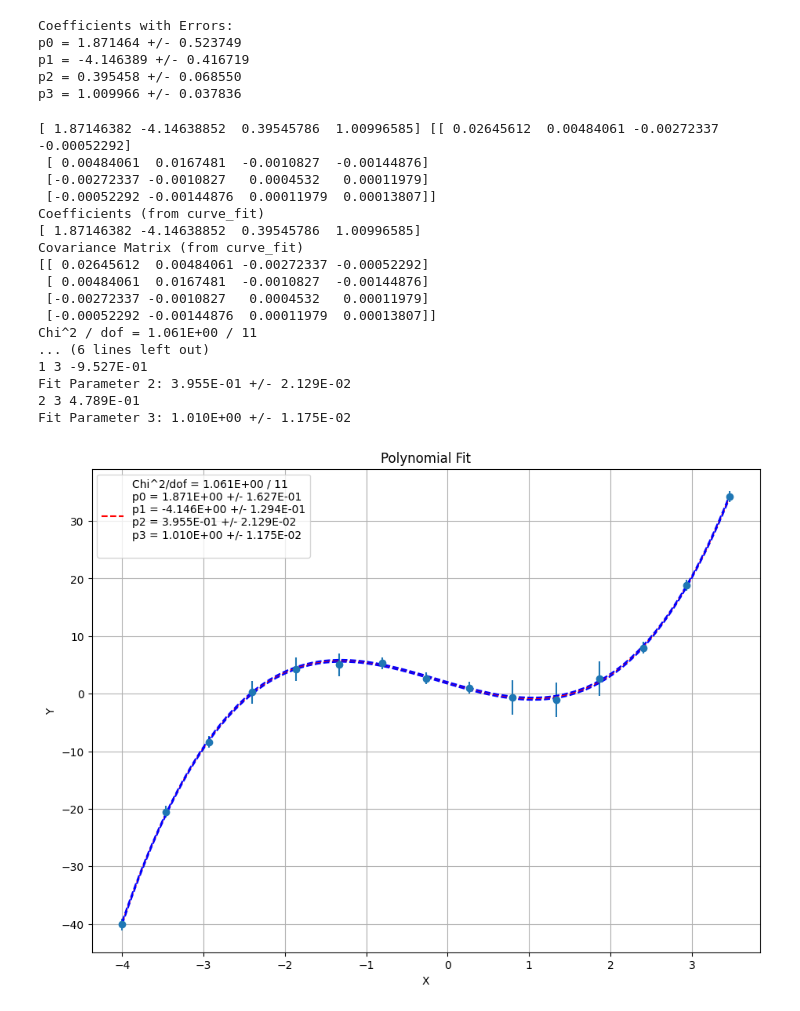
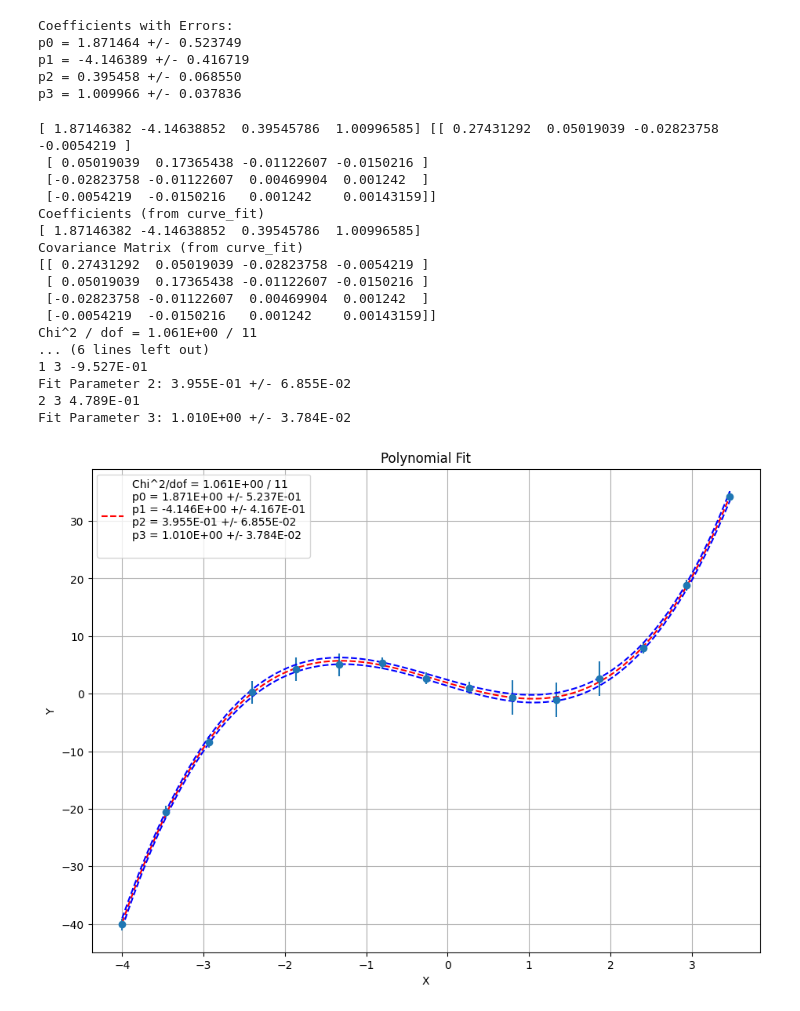
Before and after one commit to wutmeownow/phys441, a Jupyter notebook: JupyterNotebooks/Fitting/graph_fitting_matrix_errors.ipynb, the cells around one changed output. Saved outputs shown, nothing was run; the diff lists cells and outputs as text; code cells hidden in the pictures.

```diff
--- a/JupyterNotebooks/Fitting/graph_fitting_matrix_errors.ipynb
+++ b/JupyterNotebooks/Fitting/graph_fitting_matrix_errors.ipynb
@@ -145,7 +145,8 @@ ax1.grid(True)
 ax1.errorbar(x,y,yerr=sigma,fmt='o')
 
 init_vals = [0.0 for x in range(0,m_params)]
-popt, pcov = curve_fit(fitfunction,x,y,sigma=ey,p0=init_vals)
+#popt, pcov = curve_fit(fitfunction,x,y,sigma=ey,p0=init_vals)
+popt, pcov = curve_fit(fitfunction,x,y,sigma=ey,p0=init_vals,absolute_sigma=True)
 
 print (popt,pcov)
 
@@ -174,41 +175,41 @@ rhom = []
 param.append(float(chi2))
 param.append(n-len(init_vals))
 for ii in range(0,len(init_vals)):
     param.append(float(popt[ii]))
     param.append(float(np.sqrt(pcov[ii][ii])))
     print("Fit Parameter %d: %.3E +/- %.3E" % (ii,popt[ii],np.sqrt(pcov[ii][ii])))
     for jj in range(0,len(init_vals)):
         rhom.append(float(pcov[ii][jj])/pow(float(pcov[ii][ii]*pcov[jj][jj]),0.5))
         if jj > ii:
             print("%d %d %.3E" % (ii,jj,rhom[ii*len(init_vals)+jj]))
 
 mylabel = "Chi^2/dof = %.3E / %d\n"
 for i in range(0,len(init_vals)):
     code = "p" + str(i)
     mylabel = mylabel + code + " = %.3E +/- %.3E\n"
 
 ax1.plot(xi, fitfunction(xi, *popt), 'r--', label = mylabel % tuple(param))
 ax1.plot(xi,lower,'b--')
 ax1.plot(xi,upper,'b--')
 
 leg = ax1.legend()
 plt.show()
 # %% [output]
-[ 1.87146382 -4.14638852  0.39545786  1.00996585] [[ 0.02645612  0.00484061 -0.00272337 -0.00052292]
- [ 0.00484061  0.0167481  -0.0010827  -0.00144876]
- [-0.00272337 -0.0010827   0.0004532   0.00011979]
- [-0.00052292 -0.00144876  0.00011979  0.00013807]]
+[ 1.87146382 -4.14638852  0.39545786  1.00996585] [[ 0.27431292  0.05019039 -0.02823758 -0.0054219 ]
+ [ 0.05019039  0.17365438 -0.01122607 -0.0150216 ]
+ [-0.02823758 -0.01122607  0.00469904  0.001242  ]
+ [-0.0054219  -0.0150216   0.001242    0.00143159]]
 Coefficients (from curve_fit)
 [ 1.87146382 -4.14638852  0.39545786  1.00996585]
 Covariance Matrix (from curve_fit)
-[[ 0.02645612  0.00484061 -0.00272337 -0.00052292]
- [ 0.00484061  0.0167481  -0.0010827  -0.00144876]
- [-0.00272337 -0.0010827   0.0004532   0.00011979]
- [-0.00052292 -0.00144876  0.00011979  0.00013807]]
+[[ 0.27431292  0.05019039 -0.02823758 -0.0054219 ]
+ [ 0.05019039  0.17365438 -0.01122607 -0.0150216 ]
+ [-0.02823758 -0.01122607  0.00469904  0.001242  ]
+ [-0.0054219  -0.0150216   0.001242    0.00143159]]
 Chi^2 / dof = 1.061E+00 / 11
 ... (6 lines left out)
 1 3 -9.527E-01
-Fit Parameter 2: 3.955E-01 +/- 2.129E-02
+Fit Parameter 2: 3.955E-01 +/- 6.855E-02
 2 3 4.789E-01
-Fit Parameter 3: 1.010E+00 +/- 1.175E-02
+Fit Parameter 3: 1.010E+00 +/- 3.784E-02
-[figure, old version]
+[figure, new version]
```
Also changed, not shown: 1 other file.
